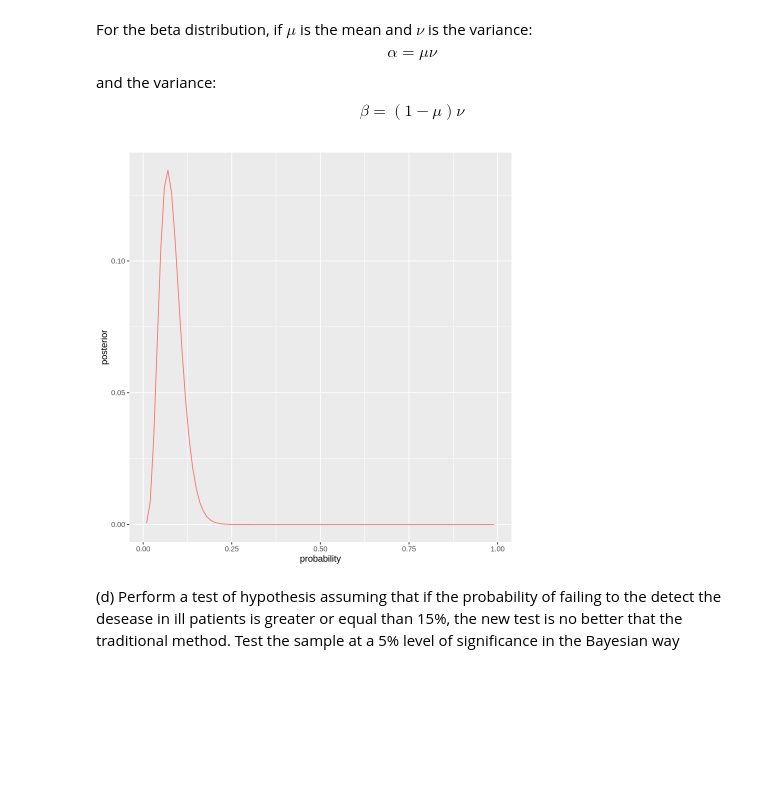
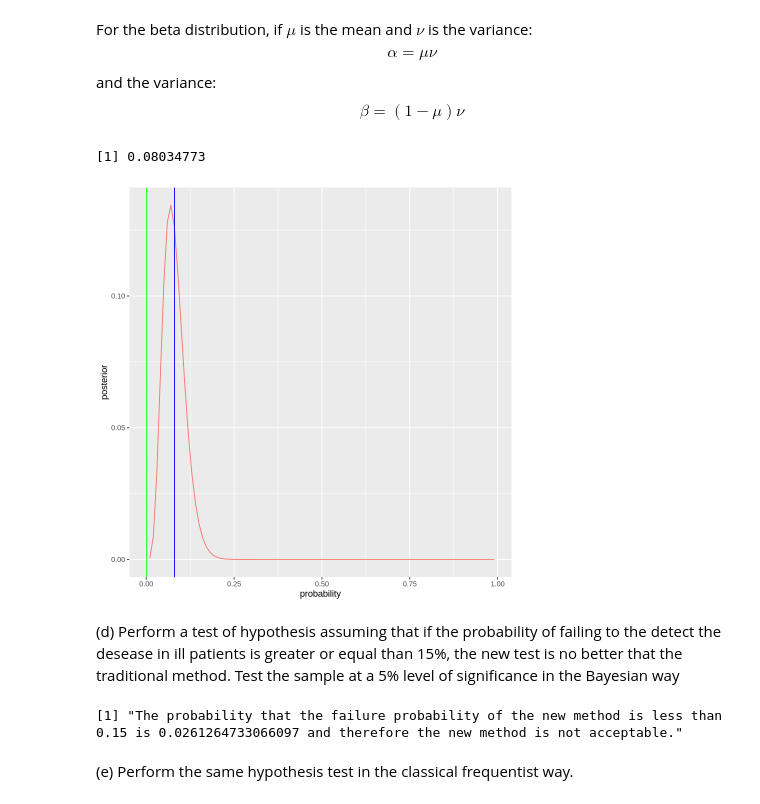
Before and after one commit to pietromalagoli/asp, a Jupyter notebook: code/lab04/Malagoli_Pietro_RLab04.ipynb, the cells around one changed output. Cells and saved outputs as stored; diff of their text form; code cells hidden in the pictures; blank space fills up the shorter version.

```diff
--- a/code/lab04/Malagoli_Pietro_RLab04.ipynb
+++ b/code/lab04/Malagoli_Pietro_RLab04.ipynb
@@ -41,24 +42,41 @@ $$ \beta = (1 - \mu)\nu $$
 # %%
 space = seq(0.01, 0.99, 0.01)
 
 alpha = 0.15 * sqrt(0.14)
 beta = (1 - 0.15) * sqrt(0.14)
 
 likelihood = dbinom(6, 75, space)
 
 prior = dbeta(space, alpha, beta)
 
 posterior = likelihood * prior
 
 posterior = posterior / sum(posterior)
 
+mean = wtd.mean(space, posterior, normwt = TRUE)
+var = wtd.var(space, posterior, normwt = TRUE)
+
 df = data.frame(probability = space, posterior = posterior)
 
 ggplot(df, aes(x = probability, y = posterior )) +
-    geom_line(aes(color = 'red'), show.legend = FALSE)
+    geom_line(aes(color = 'red'), show.legend = FALSE) +
+    geom_vline(xintercept = mean, color = 'blue') +
+    geom_vline(xintercept = var, color = 'green')
 # %% [output]
+[1] 0.08034773
-[figure, old version]
+[figure, new version]
 # %% [markdown]
 (d) Perform a test of hypothesis assuming that if the probability of failing to the detect the desease in
 ill patients is greater or equal than 15%, the new test is no better that the traditional method. Test
 the sample at a 5% level of significance in the Bayesian way
+# %%
+alpha_post = alpha + 6
+beta_post = beta + 75 - 6
+
+prob = 1 - pbeta(0.15, alpha_post, beta_post)
+
+print(paste("The probability that the failure probability of the new method is less than 0.15 is", prob, "and therefore the new method is not acceptable."))
+# %% [output]
+[1] "The probability that the failure probability of the new method is less than 0.15 is 0.0261264733066097 and therefore the new method is not acceptable."
+# %% [markdown]
+(e) Perform the same hypothesis test in the classical frequentist way.
```
Also changed, not shown: parts of 2 cells of this notebook.
